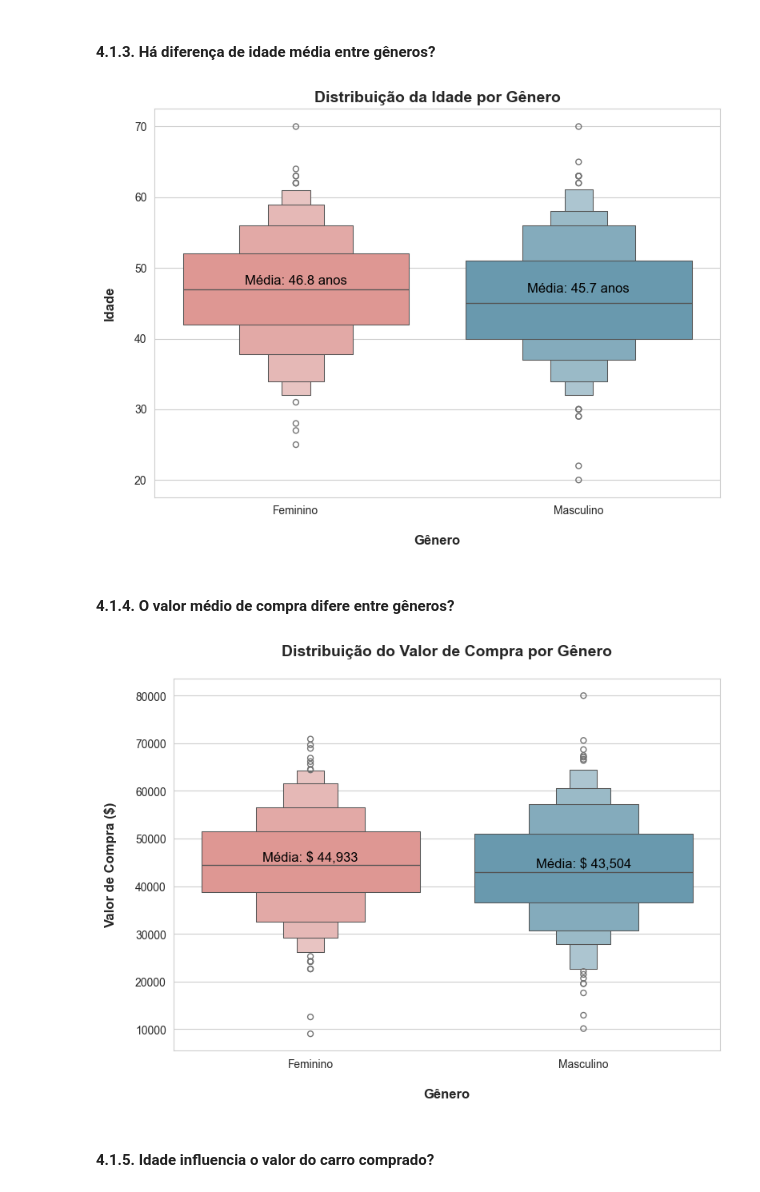
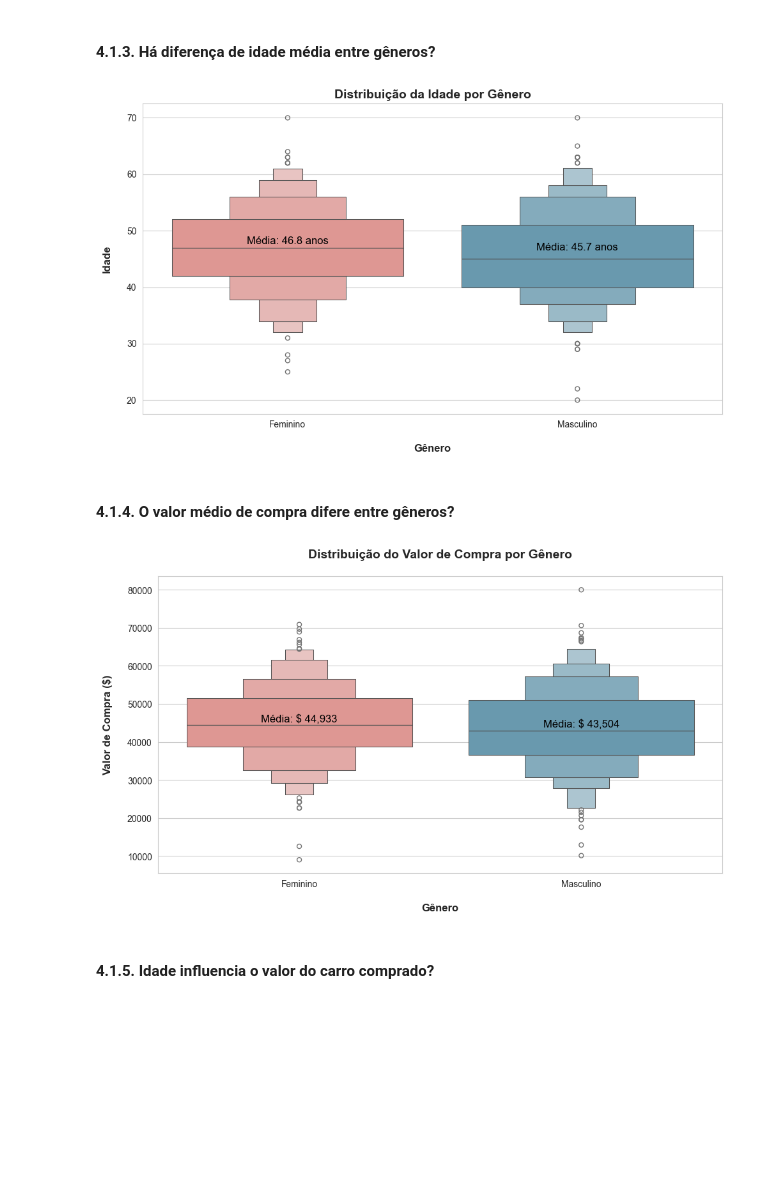
Before and after one commit to emso-exe/Compra_de_carro, a Jupyter notebook: 000_analise_exploratoria.ipynb, the cells around one changed output. Drawn from its saved outputs; the diff is of its cells as text; code cells hidden in the pictures; blank space fills up the shorter version.

```diff
--- a/000_analise_exploratoria.ipynb
+++ b/000_analise_exploratoria.ipynb
@@ -417,39 +421,39 @@ plt.show()
 #### 4.1.3. Há diferença de idade média entre gêneros?
 # %%
 # Ajuste do tamanho da figura
-plt.figure(figsize=(8, 6))
+plt.figure(figsize=(10, 6))
 
 # Calcula a média de idade por gênero
 media_idade = df.groupby('Gender')['Age'].mean()
 
 # Gráfico da idade por gênero
 ax = sns.boxenplot(data=df, x='Gender', y='Age', palette=['#ea8c87', '#5d9eba'])
 
 # Adiciona anotações de média
 for i, gender in enumerate(media_idade.index):
     media = media_idade[gender]
     ax.text(i, media + 0.5, f'Média: {media:.1f} anos',
             ha='center', va='bottom', fontsize=12, color='#000')
 
 # Alterando os valores do rótulos
 ax.set_xticks([0, 1])
 ax.set_xticklabels(['Feminino', 'Masculino'])
 
 # Título e rótulos
 plt.title('Distribuição da Idade por Gênero', fontsize=14, fontweight='bold')
 plt.xlabel('\nGênero', fontsize=12, fontweight='bold')
 plt.ylabel('Idade\n', fontsize=12, fontweight='bold')
 
 # Layout final
 plt.tight_layout()
 plt.show()
 # %% [output]
-[figure, old version]
+[figure, new version]
 # %% [markdown]
 #### 4.1.4. O valor médio de compra difere entre gêneros?
 # %%
 # Ajuste do tamanho da figura
-plt.figure(figsize=(8, 6))
+plt.figure(figsize=(10, 6))
 
 # Cálculo a média de compra por gênero
 media_compra = df.groupby('Gender')['Car Purchase Amount'].mean()
@@ -477,7 +481,7 @@ plt.ylabel('Valor de Compra ($)\n', fontsize=12, fontweight='bold')
 plt.tight_layout()
 plt.show()
 # %% [output]
-[figure, old version]
+[figure, new version]
 # %% [markdown]
 #### 4.1.5. Idade influencia o valor do carro comprado?
 # %%
```
Also changed, not shown: parts of 14 cells of this notebook.
